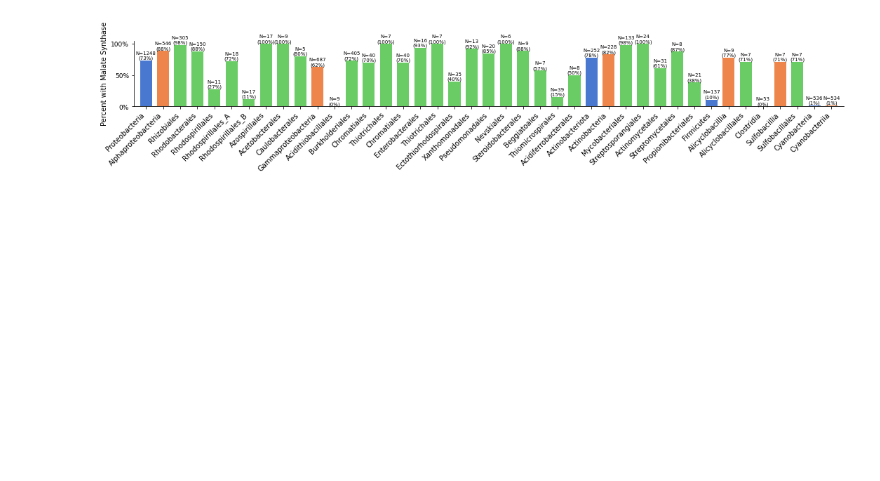
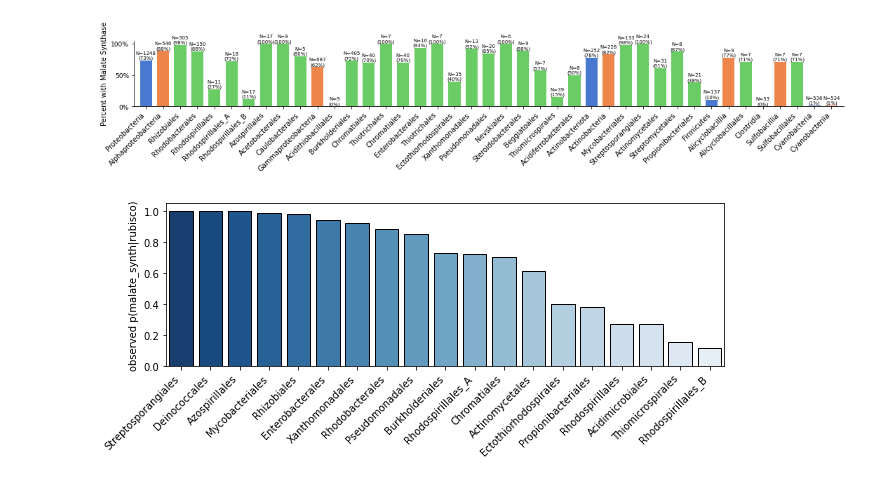
Before and after one commit to flamholz/malate_synthase, a Jupyter notebook: pipeline/01_plot_co_occurrence.ipynb, the cells around one changed output. Cells and saved outputs as stored; diff of their text form; code cells hidden in the pictures; blank space fills up the shorter version.

Commit message:
write a summary counts file

```diff
--- a/pipeline/01_plot_co_occurrence.ipynb
+++ b/pipeline/01_plot_co_occurrence.ipynb
@@ -235,3 +166,28 @@ plt.savefig('ms.png', dpi=300)
 plt.show()
 # %% [output]
 [figure]
+# %%
+deduped_carboxylase_df = carboxylase_df.drop_duplicates('gtdbId').copy()
+deduped_carboxylase_df['n_with_rubisco'] = np.ones(deduped_carboxylase_df.has_malate_synthase.size)
+counts_by_order_df = deduped_carboxylase_df.groupby('domain,phylum,order'.split(',')).sum()
+counts_by_order_df['malate_synthase_fraction'] = counts_by_order_df.has_malate_synthase / counts_by_order_df.n_with_rubisco
+
+output_cols = ['n_with_rubisco', 'has_malate_synthase', 'malate_synthase_fraction']
+counts_by_order_df[output_cols].to_csv('summary_by_order.csv')
+# %%
+mask = counts_by_order_df.n_with_rubisco > 10
+mask = np.logical_and(mask, counts_by_order_df.malate_synthase_fraction >= 0.05)
+masked_df = counts_by_order_df[mask]
+
+masked_df = masked_df.reset_index()
+masked_df.sort_values('malate_synthase_fraction', inplace=True, ascending=False)
+
+
+plt.figure(figsize=(10,3))
+sns.barplot(data=masked_df, x='order', y='malate_synthase_fraction', palette=sns.color_palette('Blues_r', n_colors=20), edgecolor='k')
+plt.xticks(rotation=45, ha='right')
+plt.xlabel('')
+plt.ylabel('observed p(malate_synth|rubisco)')
+plt.show()
+# %% [output]
+[figure, added]
```
Also changed, not shown: parts of 3 cells of this notebook.
